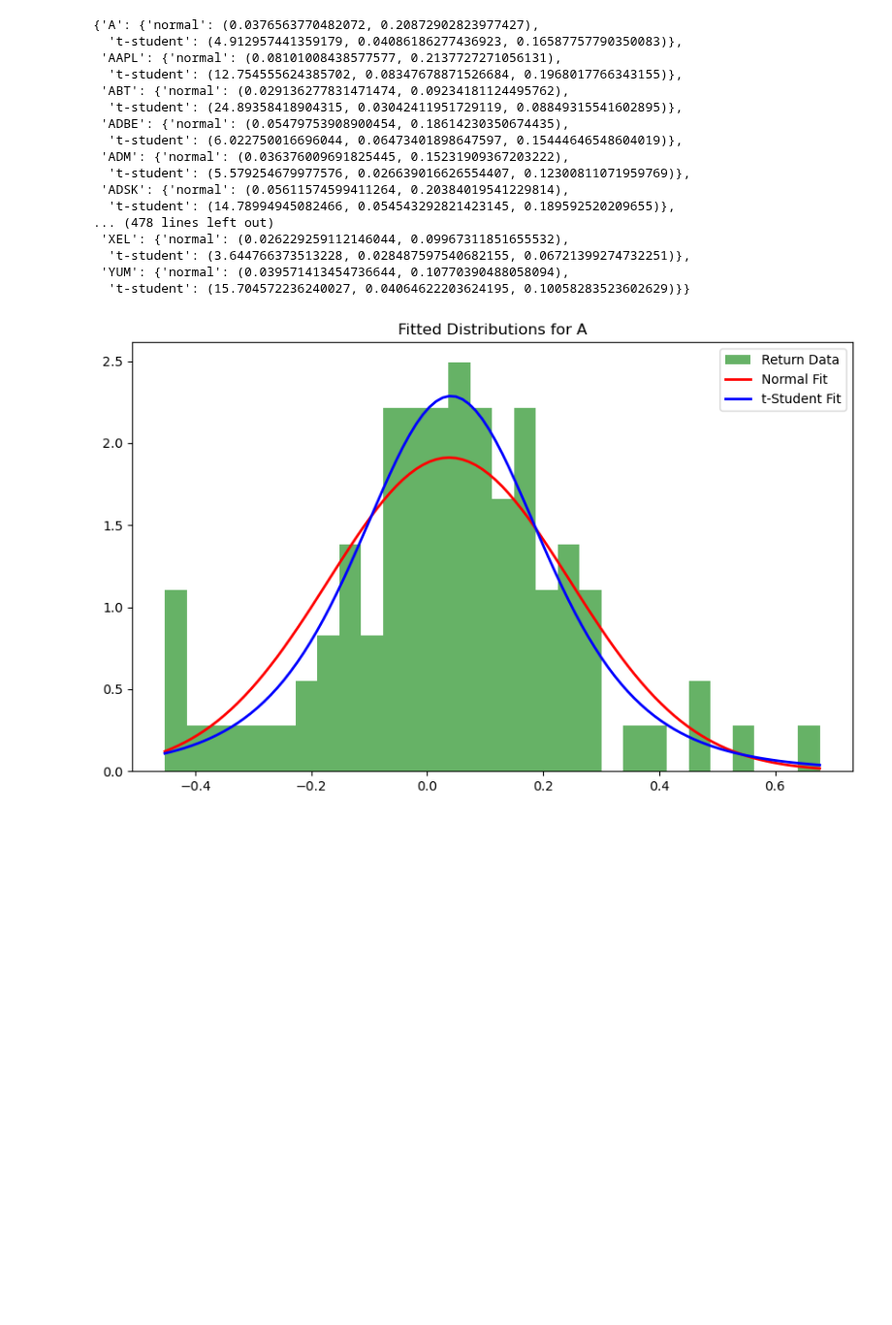
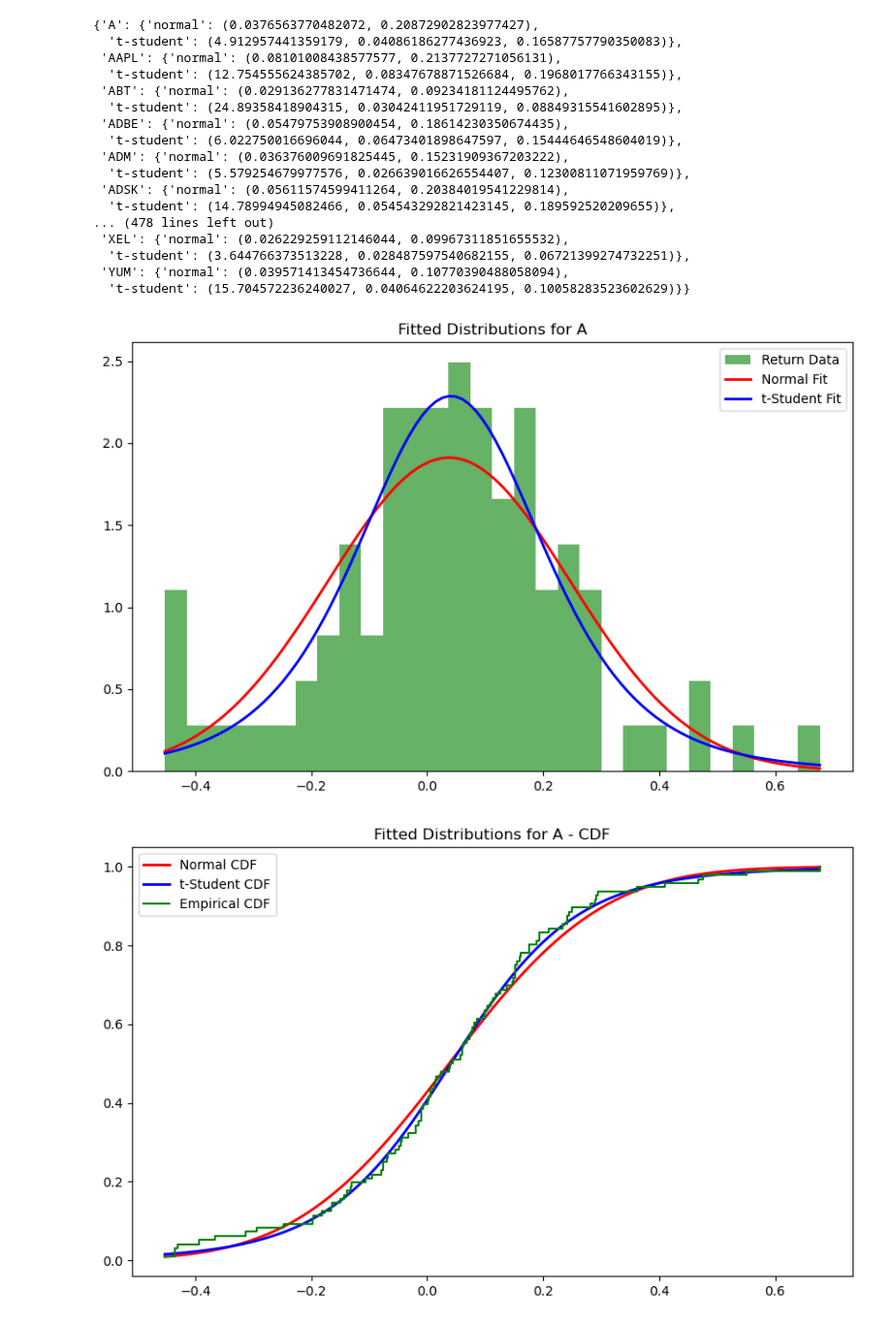
Before and after one commit to mkowalewski1282/portfolio_analysis, a Jupyter notebook: distribution_fit.ipynb, the cells around one changed output. Shown at 97% size. Saved outputs shown, nothing was run; the diff lists cells and outputs as text; code cells hidden in the pictures; blank space fills up the shorter version.

Commit message:
cumulative distribution funtions added (not truncated)

```diff
--- a/distribution_fit.ipynb
+++ b/distribution_fit.ipynb
@@ -56,28 +55,47 @@ fitted_params
 # %%
 
 def plot_fitted_distributions(stock, stock_returns, normal_params, t_params):
     plt.figure(figsize=(10, 6))
     plt.hist(stock_returns, bins=30, density=True, alpha=0.6, color='g', label="Return Data")
 
     x = np.linspace(stock_returns.min(), stock_returns.max(), 100)
 
     plt.plot(x, stats.norm.pdf(x, *normal_params), 'r-', lw=2, label='Normal Fit')
 
     plt.plot(x, stats.t.pdf(x, *t_params), 'b-', lw=2, label='t-Student Fit')
 
     plt.title(f"Fitted Distributions for {stock}")
     plt.legend()
     plt.show()
 
 
+def plot_fitted_cdfs(stock, stock_returns, normal_params, t_params):
+    plt.figure(figsize=(10, 6))
+
+    x = np.linspace(stock_returns.min(), stock_returns.max(), 100)
+
+    plt.plot(x, stats.norm.cdf(x, *normal_params), 'r-', lw=2, label='Normal CDF')
+    plt.plot(x, stats.t.cdf(x, *t_params), 'b-', lw=2, label='t-Student CDF')
+
+    sorted_returns = np.sort(stock_returns)
+    empirical_cdf = np.arange(1, len(sorted_returns)+1) / len(sorted_returns)
+    plt.step(sorted_returns, empirical_cdf, where='post', label='Empirical CDF', color='g')
+
+    plt.title(f"Fitted Distributions for {stock} - CDF")
+    plt.legend()
+    plt.show()
+
+
 for stock in df.columns:
     stock_returns = df[stock]
 
     normal_params = fitted_params[stock]["normal"]
     t_params = fitted_params[stock]["t-student"]
 
 
     plot_fitted_distributions(stock, stock_returns, normal_params, t_params)
+    plot_fitted_cdfs(stock, stock_returns, normal_params, t_params)
     break
 # %% [output]
 [figure]
+[figure, added]
```
Also changed, not shown: parts of 1 cell of this notebook.
